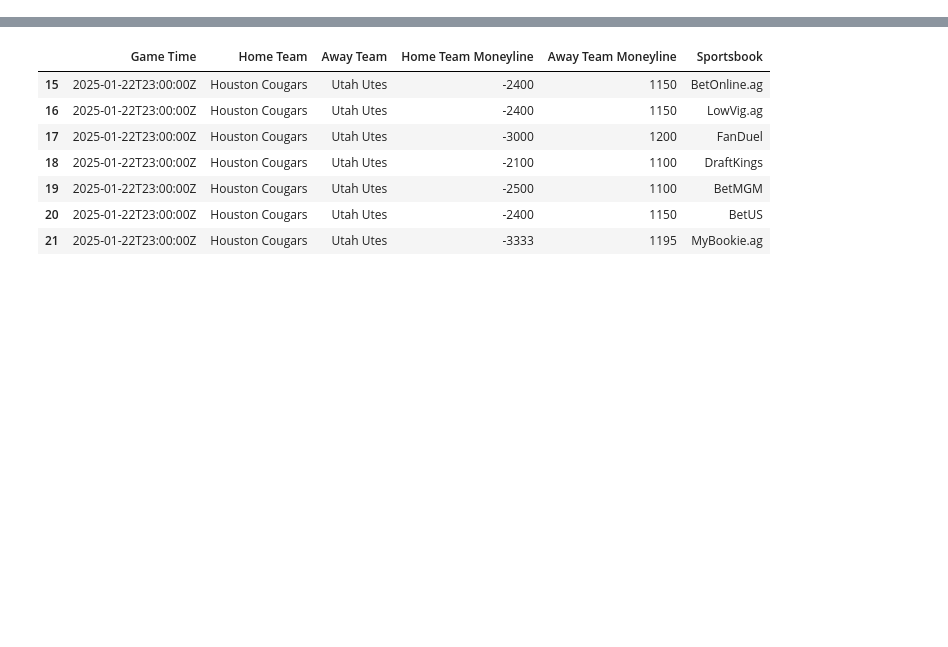
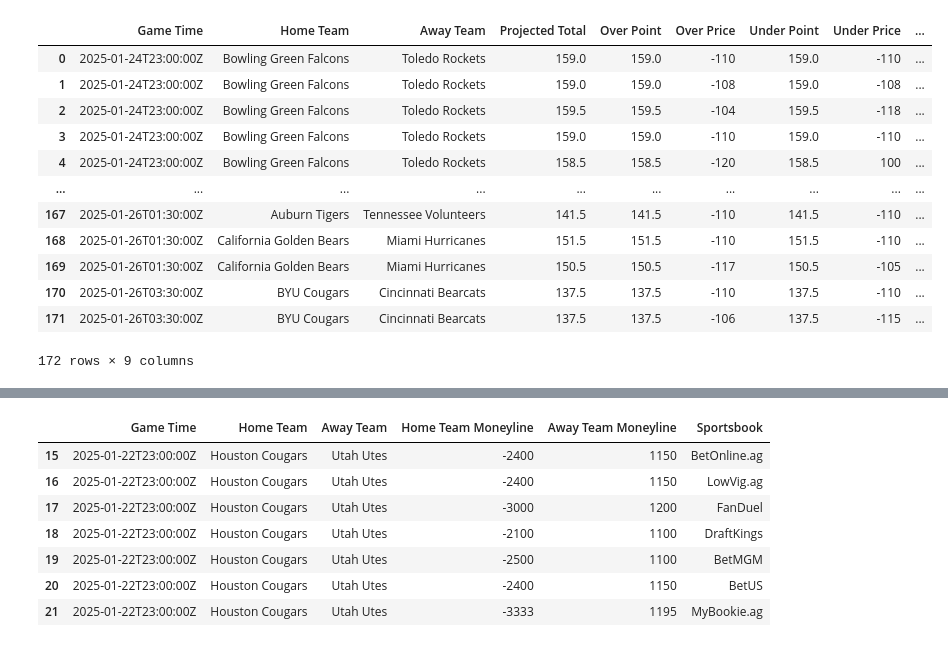
Before and after one commit to shaanchanchani/cbb-odds-scraper, a Jupyter notebook: nb.ipynb, the cells around one changed output, grey strips where cells are left out. Cells and saved outputs as stored; diff of their text form; code cells hidden in the pictures; blank space fills up the shorter version.

```diff
--- a/nb.ipynb
+++ b/nb.ipynb
@@ -26,0 +27,24 @@ import pandas as pd
+# %%
+from oddsapi import get_odds_data, get_moneyline_odds, get_spread_odds, get_totals_odds
+
+odds_data = get_odds_data()
+
+moneyline_odds = get_moneyline_odds(odds_data)
+spread_odds = get_spread_odds(odds_data)
+totals_odds = get_totals_odds(odds_data)
+# %%
+totals_odds
+# %% [output]
+|  | Game Time | Home Team | Away Team | Projected Total | Over Point | Over Price | Under Point | Under Price | ... |
+| 0 | 2025-01-24T23:00:00Z | Bowling Green Falcons | Toledo Rockets | 159.0 | 159.0 | -110 | 159.0 | -110 | ... |
+| 1 | 2025-01-24T23:00:00Z | Bowling Green Falcons | Toledo Rockets | 159.0 | 159.0 | -108 | 159.0 | -108 | ... |
+| 2 | 2025-01-24T23:00:00Z | Bowling Green Falcons | Toledo Rockets | 159.5 | 159.5 | -104 | 159.5 | -118 | ... |
+| 3 | 2025-01-24T23:00:00Z | Bowling Green Falcons | Toledo Rockets | 159.0 | 159.0 | -110 | 159.0 | -110 | ... |
+| 4 | 2025-01-24T23:00:00Z | Bowling Green Falcons | Toledo Rockets | 158.5 | 158.5 | -120 | 158.5 | 100 | ... |
+| ... | ... | ... | ... | ... | ... | ... | ... | ... | ... |
+| 167 | 2025-01-26T01:30:00Z | Auburn Tigers | Tennessee Volunteers | 141.5 | 141.5 | -110 | 141.5 | -110 | ... |
+| 168 | 2025-01-26T01:30:00Z | California Golden Bears | Miami Hurricanes | 151.5 | 151.5 | -110 | 151.5 | -110 | ... |
+| 169 | 2025-01-26T01:30:00Z | California Golden Bears | Miami Hurricanes | 150.5 | 150.5 | -117 | 150.5 | -105 | ... |
+| 170 | 2025-01-26T03:30:00Z | BYU Cougars | Cincinnati Bearcats | 137.5 | 137.5 | -110 | 137.5 | -110 | ... |
+| 171 | 2025-01-26T03:30:00Z | BYU Cougars | Cincinnati Bearcats | 137.5 | 137.5 | -106 | 137.5 | -115 | ... |
+172 rows × 9 columns
```
Also changed, not shown: parts of 28 cells of this notebook, 14 other files.
